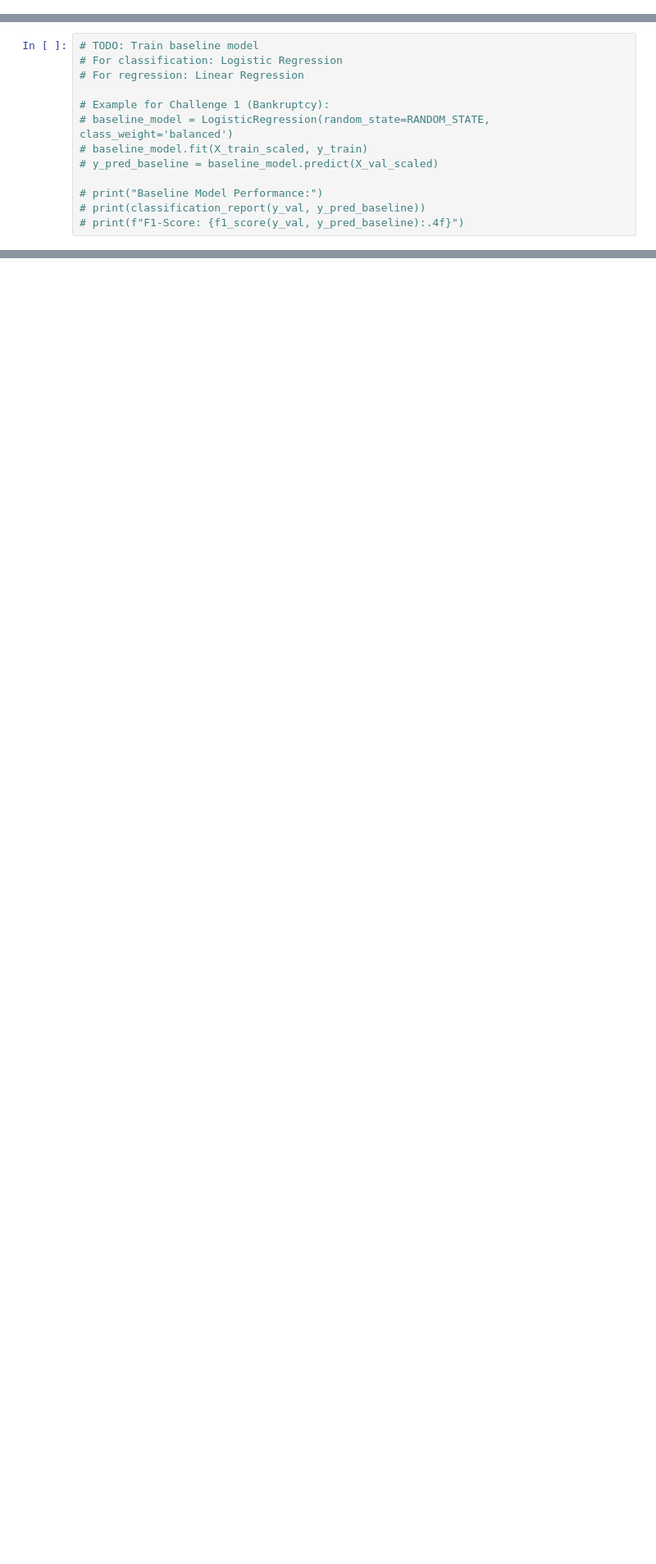
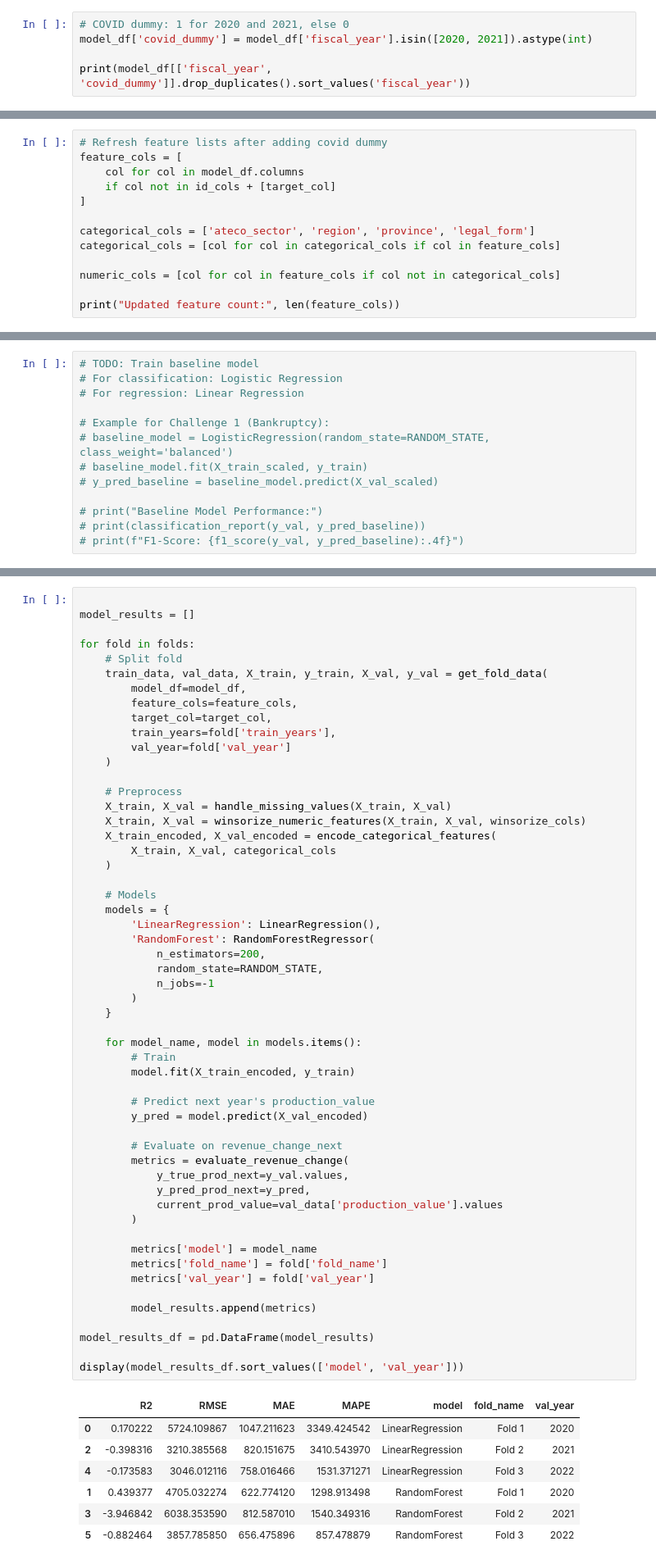
Before and after one commit to KorayAydin3k/Expert_AI_project, a Jupyter notebook: notebook/starter_template copy.ipynb, the cells around one changed output, grey strips where cells are left out. Shown at 82% size. Cells and saved outputs as stored; diff of their text form; blank space fills up the shorter version.

```diff
--- a/notebook/starter_template copy.ipynb
+++ b/notebook/starter_template copy.ipynb
@@ -990,0 +1461,5 @@ Total features: 27
+# %%
+# COVID dummy: 1 for 2020 and 2021, else 0
+model_df['covid_dummy'] = model_df['fiscal_year'].isin([2020, 2021]).astype(int)
+
+print(model_df[['fiscal_year', 'covid_dummy']].drop_duplicates().sort_values('fiscal_year'))
@@ -990,0 +1473,13 @@ Total features: 27
+# %%
+# Refresh feature lists after adding covid dummy
+feature_cols = [
+    col for col in model_df.columns
+    if col not in id_cols + [target_col]
+]
+
+categorical_cols = ['ateco_sector', 'region', 'province', 'legal_form']
+categorical_cols = [col for col in categorical_cols if col in feature_cols]
+
+numeric_cols = [col for col in feature_cols if col not in categorical_cols]
+
+print("Updated feature count:", len(feature_cols))
@@ -1047,0 +1689,62 @@ Data prepared for modeling!
+# %%
+
+model_results = []
+
+for fold in folds:
+    # Split fold
+    train_data, val_data, X_train, y_train, X_val, y_val = get_fold_data(
+        model_df=model_df,
+        feature_cols=feature_cols,
+        target_col=target_col,
+        train_years=fold['train_years'],
+        val_year=fold['val_year']
+    )
+
+    # Preprocess
+    X_train, X_val = handle_missing_values(X_train, X_val)
+    X_train, X_val = winsorize_numeric_features(X_train, X_val, winsorize_cols)
+    X_train_encoded, X_val_encoded = encode_categorical_features(
+        X_train, X_val, categorical_cols
+    )
+
+    # Models
+    models = {
+        'LinearRegression': LinearRegression(),
+        'RandomForest': RandomForestRegressor(
+            n_estimators=200,
+            random_state=RANDOM_STATE,
+            n_jobs=-1
+        )
+    }
+
+    for model_name, model in models.items():
+        # Train
+        model.fit(X_train_encoded, y_train)
+
+        # Predict next year's production_value
+        y_pred = model.predict(X_val_encoded)
+
+        # Evaluate on revenue_change_next
+        metrics = evaluate_revenue_change(
+            y_true_prod_next=y_val.values,
+            y_pred_prod_next=y_pred,
+            current_prod_value=val_data['production_value'].values
+        )
+
+        metrics['model'] = model_name
+        metrics['fold_name'] = fold['fold_name']
+        metrics['val_year'] = fold['val_year']
+
+        model_results.append(metrics)
+
+model_results_df = pd.DataFrame(model_results)
+
+display(model_results_df.sort_values(['model', 'val_year']))
+# %% [output]
+|  | R2 | RMSE | MAE | MAPE | model | fold_name | val_year |
+| 0 | 0.170222 | 5724.109867 | 1047.211623 | 3349.424542 | LinearRegression | Fold 1 | 2020 |
+| 2 | -0.398316 | 3210.385568 | 820.151675 | 3410.543970 | LinearRegression | Fold 2 | 2021 |
+| 4 | -0.173583 | 3046.012116 | 758.016466 | 1531.371271 | LinearRegression | Fold 3 | 2022 |
+| 1 | 0.439377 | 4705.032274 | 622.774120 | 1298.913498 | RandomForest | Fold 1 | 2020 |
+| 3 | -3.946842 | 6038.353590 | 812.587010 | 1540.349316 | RandomForest | Fold 2 | 2021 |
+| 5 | -0.882464 | 3857.785850 | 656.475896 | 857.478879 | RandomForest | Fold 3 | 2022 |
```
Also changed, not shown: parts of 25 cells of this notebook.
